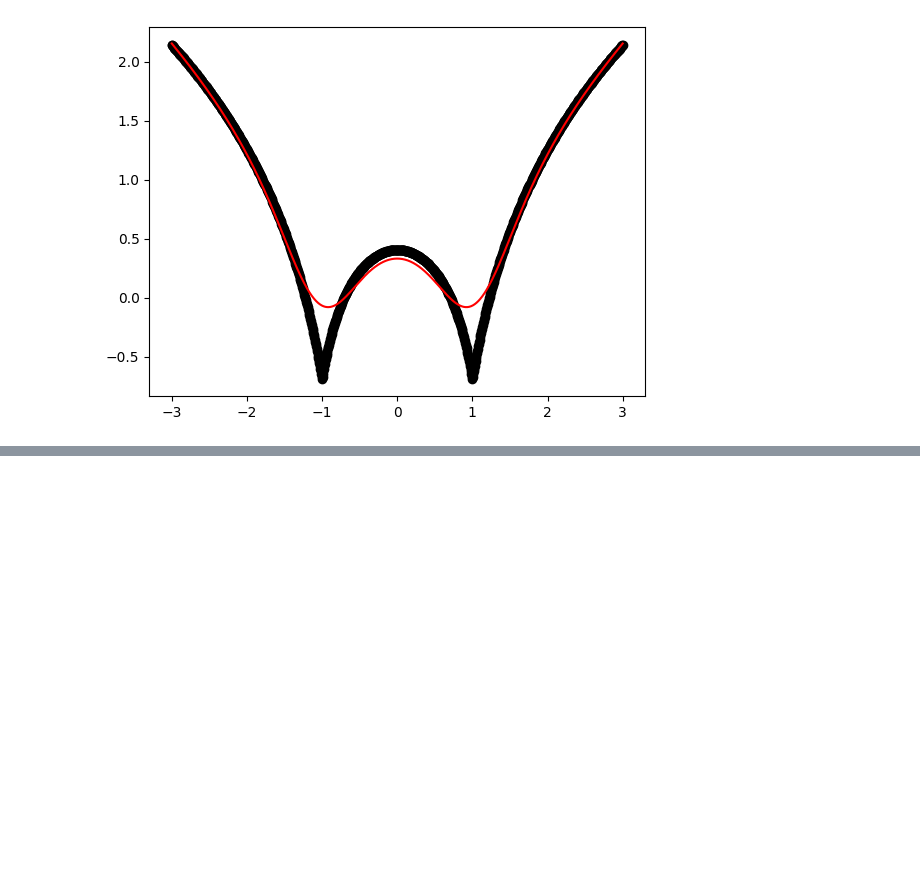
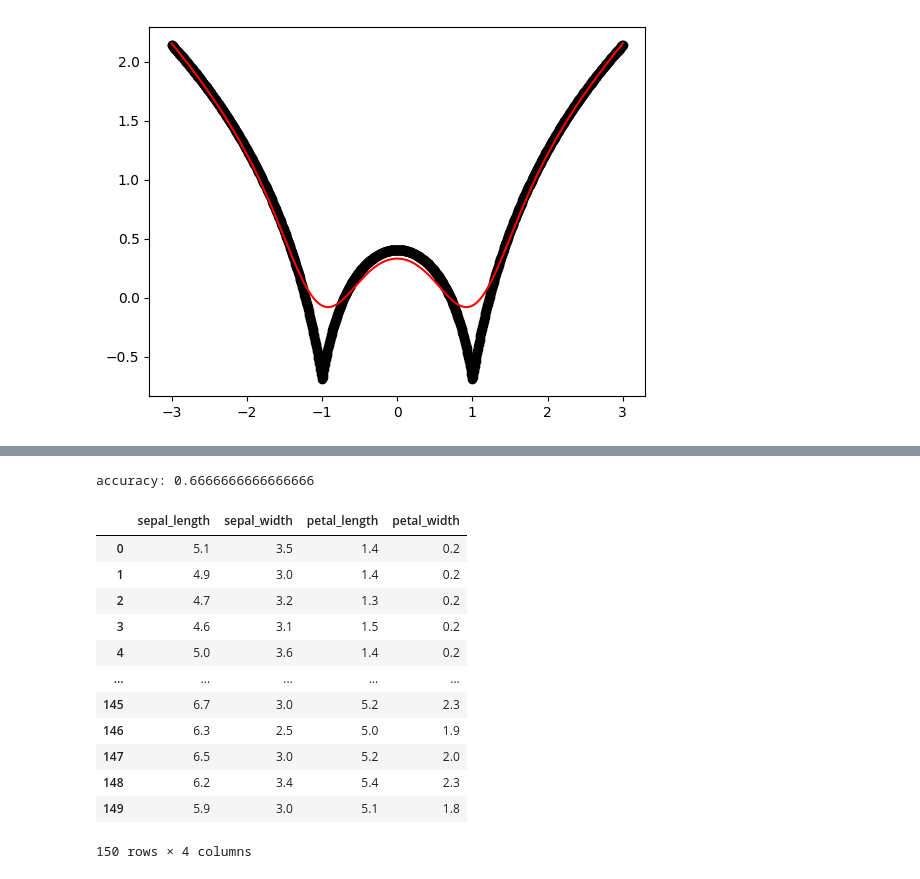
Before and after one commit to MsHegde-code/sem7, a Jupyter notebook: all.ipynb, the cells around one changed output, grey strips where cells are left out. Saved outputs shown, nothing was run; the diff lists cells and outputs as text; code cells hidden in the pictures; blank space fills up the shorter version.

```diff
--- a/all.ipynb
+++ b/all.ipynb
@@ -197,0 +262,34 @@ draw(0.1)
+# %%
+xtrain, xtest, ytrain, ytest = train_test_split(x,y,test_size=0.2)
+model = GaussianNB()
+model.fit(xtrain,ytrain)
+predicted = model.predict(xtest)
+print("accuracy:",accuracy_score(predicted,ytest))
+# %% [output]
+accuracy: 0.6666666666666666
+# %%
+from sklearn.model_selection import train_test_split
+from sklearn.datasets import load_iris
+from sklearn import metrics
+from sklearn.cluster import KMeans
+from sklearn.mixture import GaussianMixture
+import numpy as np
+import matplotlib.pyplot as plt
+
+data = load_iris()
+x = pd.DataFrame(data["data"],columns=["sepal_length","sepal_width","petal_length","petal_width"])
+x
+# %% [output]
+|  | sepal_length | sepal_width | petal_length | petal_width |
+| 0 | 5.1 | 3.5 | 1.4 | 0.2 |
+| 1 | 4.9 | 3.0 | 1.4 | 0.2 |
+| 2 | 4.7 | 3.2 | 1.3 | 0.2 |
+| 3 | 4.6 | 3.1 | 1.5 | 0.2 |
+| 4 | 5.0 | 3.6 | 1.4 | 0.2 |
+| ... | ... | ... | ... | ... |
+| 145 | 6.7 | 3.0 | 5.2 | 2.3 |
+| 146 | 6.3 | 2.5 | 5.0 | 1.9 |
+| 147 | 6.5 | 3.0 | 5.2 | 2.0 |
+| 148 | 6.2 | 3.4 | 5.4 | 2.3 |
+| 149 | 5.9 | 3.0 | 5.1 | 1.8 |
+150 rows × 4 columns
```
Also changed, not shown: parts of 8 cells of this notebook, 3 other files.
